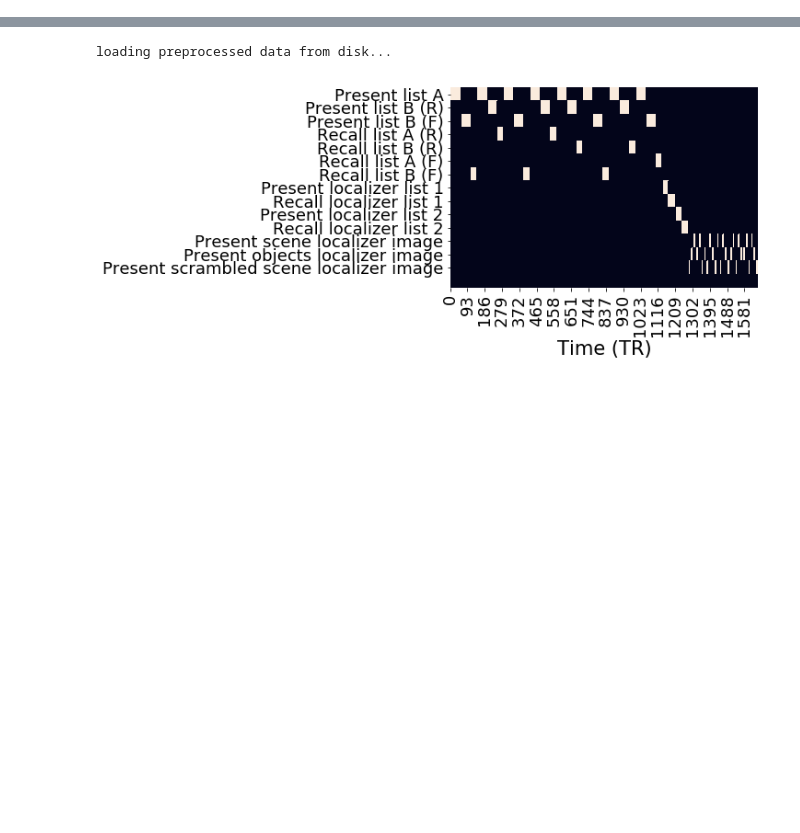
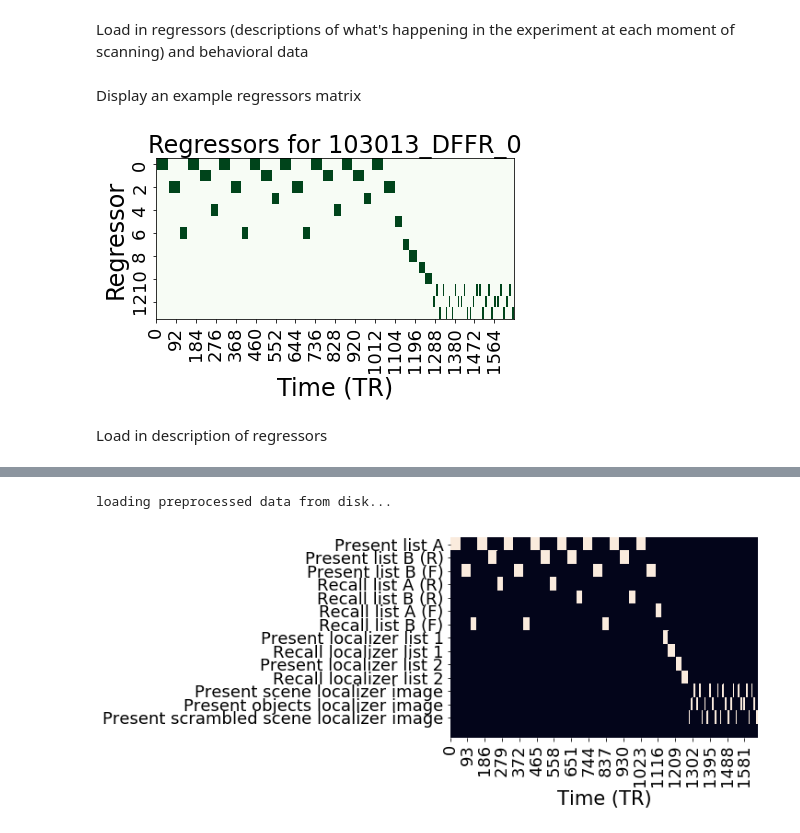
Before and after one commit to ContextLab/directed-forgetting-network-dynamics, a Jupyter notebook: code/network_analyses.ipynb, the cells around one changed output, grey strips where cells are left out. Drawn from its saved outputs; the diff is of its cells as text; code cells hidden in the pictures; blank space fills up the shorter version.

```diff
--- a/code/network_analyses.ipynb
+++ b/code/network_analyses.ipynb
@@ -91,2 +66,0 @@ dict_keys(['L1_objects', 'L1_recalls', 'L1_rest', 'L1_scenes', 'L1_scrambled_sce
-# %%
-x = sp.io.loadmat(files[0])
@@ -161,2 +66,0 @@ fnames = lsdir(os.path.join(datadir, 'DFFR', '*', 'func', '*.nii.gz'))
-# %%
-fname = fnames[0]
@@ -271,0 +71,26 @@ centers, widths = get_cluster_centers(mask)
+# %%
+def reg_file2subj(fname):
+    return os.path.split(fname)[1][:-len('_regs_results.mat')]
+
+exclude = ['072413_DFFR_0', '112313_DFFR_0']
+# %% [markdown]
+Load in regressors (descriptions of what's happening in the experiment at each moment of scanning) and behavioral data
+# %%
+regmats = {reg_file2subj(r): sp.io.loadmat(r)['all_regressors'][:-1, :] for r in lsdir(os.path.join(datadir, 'regressors', '*_regs_results.mat')) if reg_file2subj(r) not in exclude}
+behavior = {os.path.split(r)[1][:-4]: loadmat(r) for r in lsdir(os.path.join(datadir, 'regressors', '*_0.mat')) + lsdir(os.path.join(datadir, 'regressors', '*_1.mat')) if os.path.split(r)[1][:-4] not in exclude}
+# %% [markdown]
+Display an example regressors matrix
+# %%
+# display an example regressors matrix
+subj = np.random.choice(list(regmats.keys()))
+sns.heatmap(regmats[subj], cmap='Greens', cbar=False)
+plt.title(f'Regressors for {subj}', fontsize=24)
+plt.xlabel('Time (TR)', fontsize=24)
+plt.ylabel('Regressor', fontsize=24);
+sns.despine(top=False, right=False, left=False, bottom=False)
+
+plt.tight_layout()
+# %% [output]
+[figure, added]
+# %% [markdown]
+Load in description of regressors
```
Also changed, not shown: parts of 58 cells of this notebook, 23 other files.
